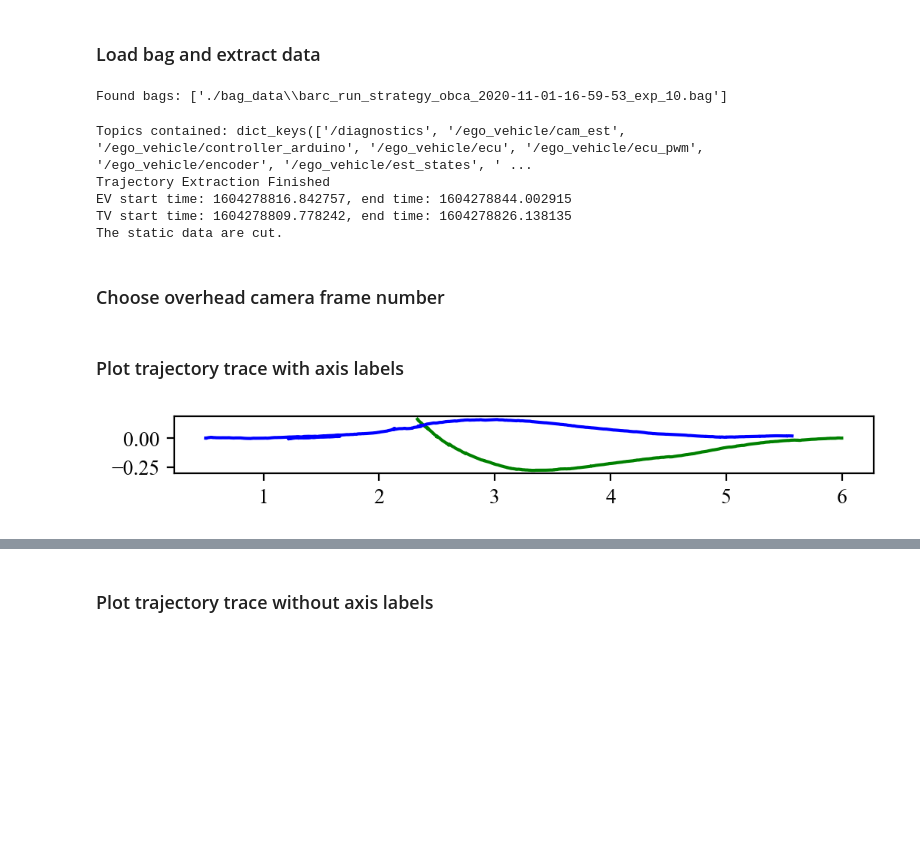
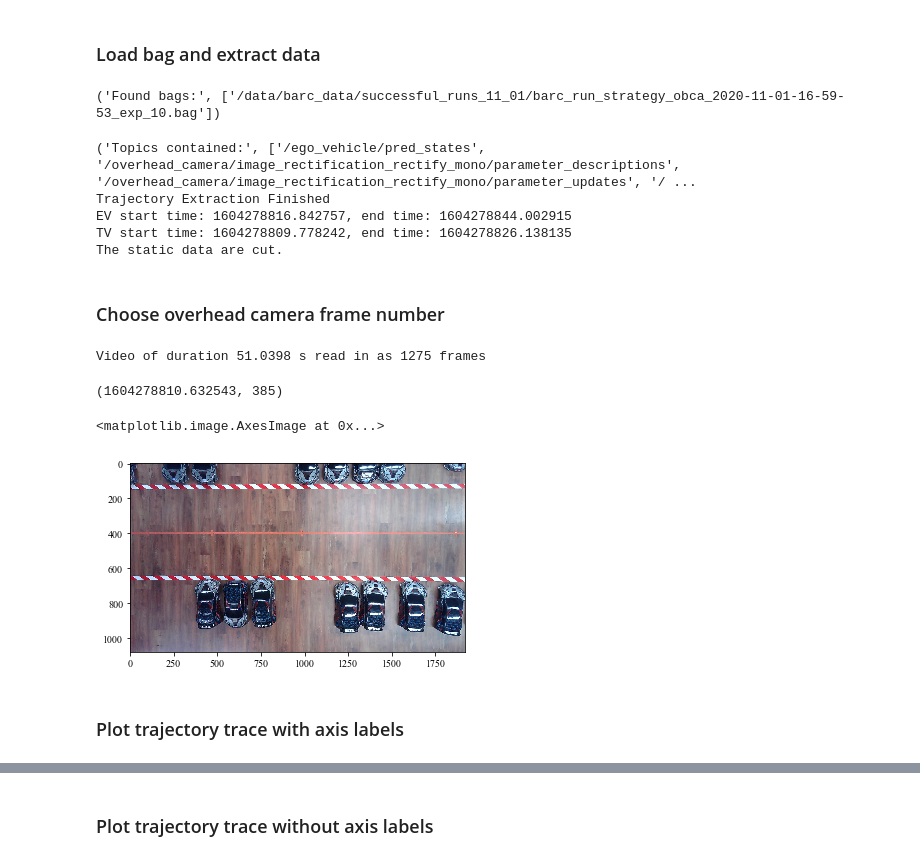
Before and after one commit to XuShenLZ/dataMPC_parking, a Jupyter notebook: bag_processing/video_plotting.ipynb, the cells around one changed output, grey strips where cells are left out. Cells and saved outputs as stored; diff of their text form; code cells hidden in the pictures; blank space fills up the shorter version.

Commit message:
video plotting in progress

```diff
--- a/bag_processing/video_plotting.ipynb
+++ b/bag_processing/video_plotting.ipynb
@@ -36,36 +38,37 @@ C:\Users\Edward Zhu\Documents\GitHub\dataMPC_parking\bag_processing\plot_out
 ### Load bag and extract data
 # %%
 import glob
-bag_files = glob.glob("./bag_data/*.bag")
-print("Found bags:", bag_files)
+bag_files = glob.glob(os.path.join(DATA_DIR,'*.bag'))
+print('Found bags:', bag_files)
 # %% [output]
-Found bags: ['./bag_data\\barc_run_strategy_obca_2020-11-01-16-59-53_exp_10.bag']
+('Found bags:', ['/data/barc_data/successful_runs_11_01/barc_run_strategy_obca_2020-11-01-16-59-53_exp_10.bag'])
 # %%
 bag_num = 0
-FSM_strat, EV_strat, TV_strat = extract_traj(bag_files[bag_num])
+bag_name = bag_files[bag_num]
+FSM_strat, EV_strat, TV_strat = extract_traj(bag_name)
 # %% [output]
-Topics contained: dict_keys(['/diagnostics', '/ego_vehicle/cam_est', '/ego_vehicle/controller_arduino', '/ego_vehicle/ecu', '/ego_vehicle/ecu_pwm', '/ego_vehicle/encoder', '/ego_vehicle/est_states', ' ...
+('Topics contained:', ['/ego_vehicle/pred_states', '/overhead_camera/image_rectification_rectify_mono/parameter_descriptions', '/overhead_camera/image_rectification_rectify_mono/parameter_updates', '/ ...
 Trajectory Extraction Finished
 EV start time: 1604278816.842757, end time: 1604278844.002915
 TV start time: 1604278809.778242, end time: 1604278826.138135
 The static data are cut.
 # %% [markdown]
 ### Choose overhead camera frame number
-# %%
-frame = 100
+# %%
+from bag_utils import VideoReader
+vid_reader = VideoReader(bag_name)
+# %% [output]
+Video of duration 51.0398 s read in as 1275 frames
+# %%
+frame_num = 1000
+time = 15.4
+# frame, t = vid_reader.get_frame(frame=frame_num)
+image, t, frame_num = vid_reader.get_frame(time=time)
+print(t, frame_num)
+plt.imshow(frame)
+# %% [output]
+(1604278810.632543, 385)
+<matplotlib.image.AxesImage at 0x...>
+[figure, added]
 # %% [markdown]
 ### Plot trajectory trace with axis labels
-# %%
-traj_fig = plt.figure('trajectory_trace', dpi=200)
-traj_ax = traj_fig.gca()
-
-traj_ax.plot(TV_strat.x, TV_strat.y, linewidth=1.5, color='g', label="TV", zorder=5)
-traj_ax.plot(EV_strat.x, EV_strat.y, linewidth=1.5, color='b', label="EV", zorder=5)
-traj_ax.set_aspect('equal')
-plt.draw()
-plt.show()
-
-fig_name = os.join(OUT_DIR, 'traj_trace_axis_' + str(frame) + '.png')
-traj_fig.savefig(fig_name, transparent=True)
-# %% [output]
-[figure, removed]
```
Also changed, not shown: parts of 4 cells of this notebook, 2 other files.
